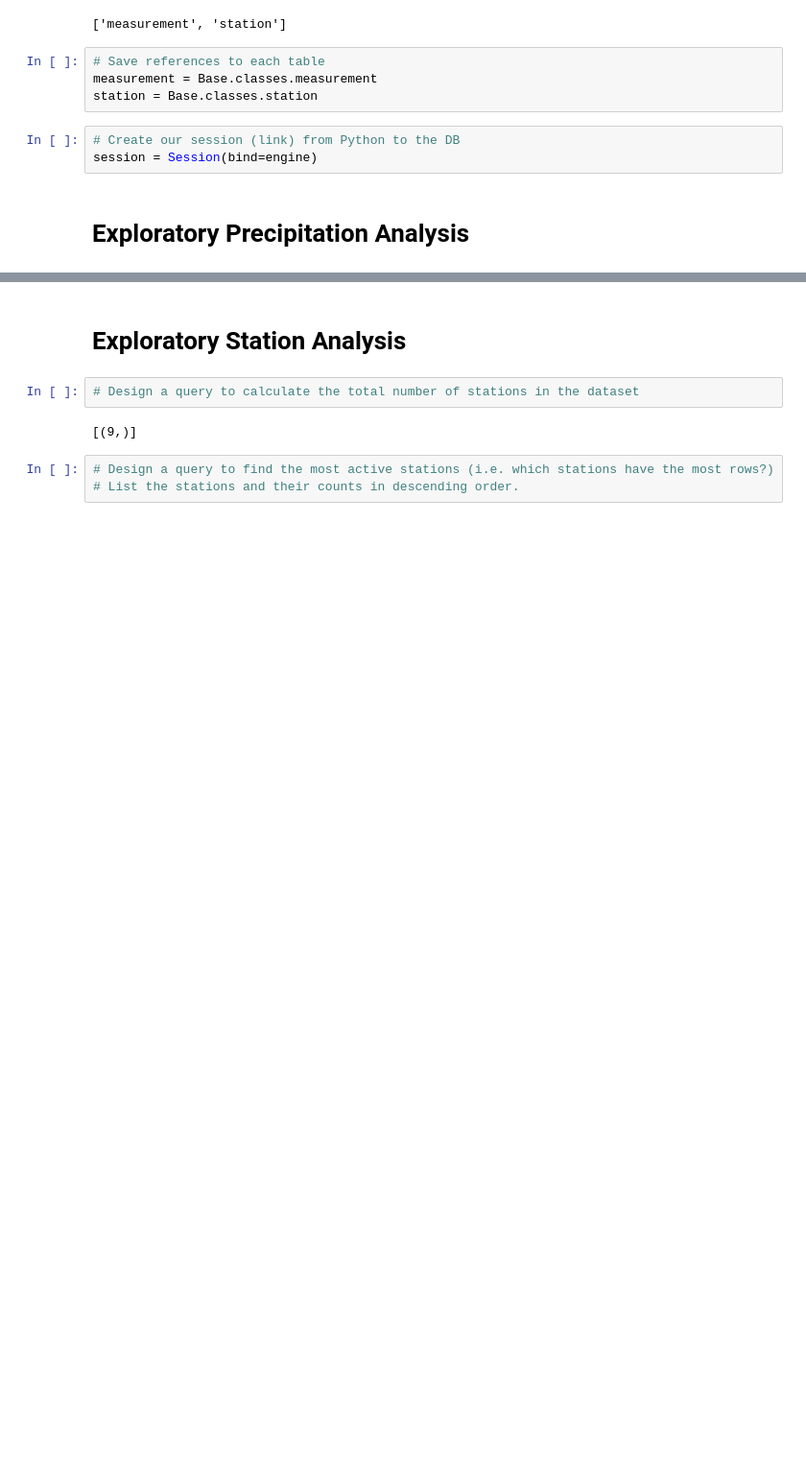
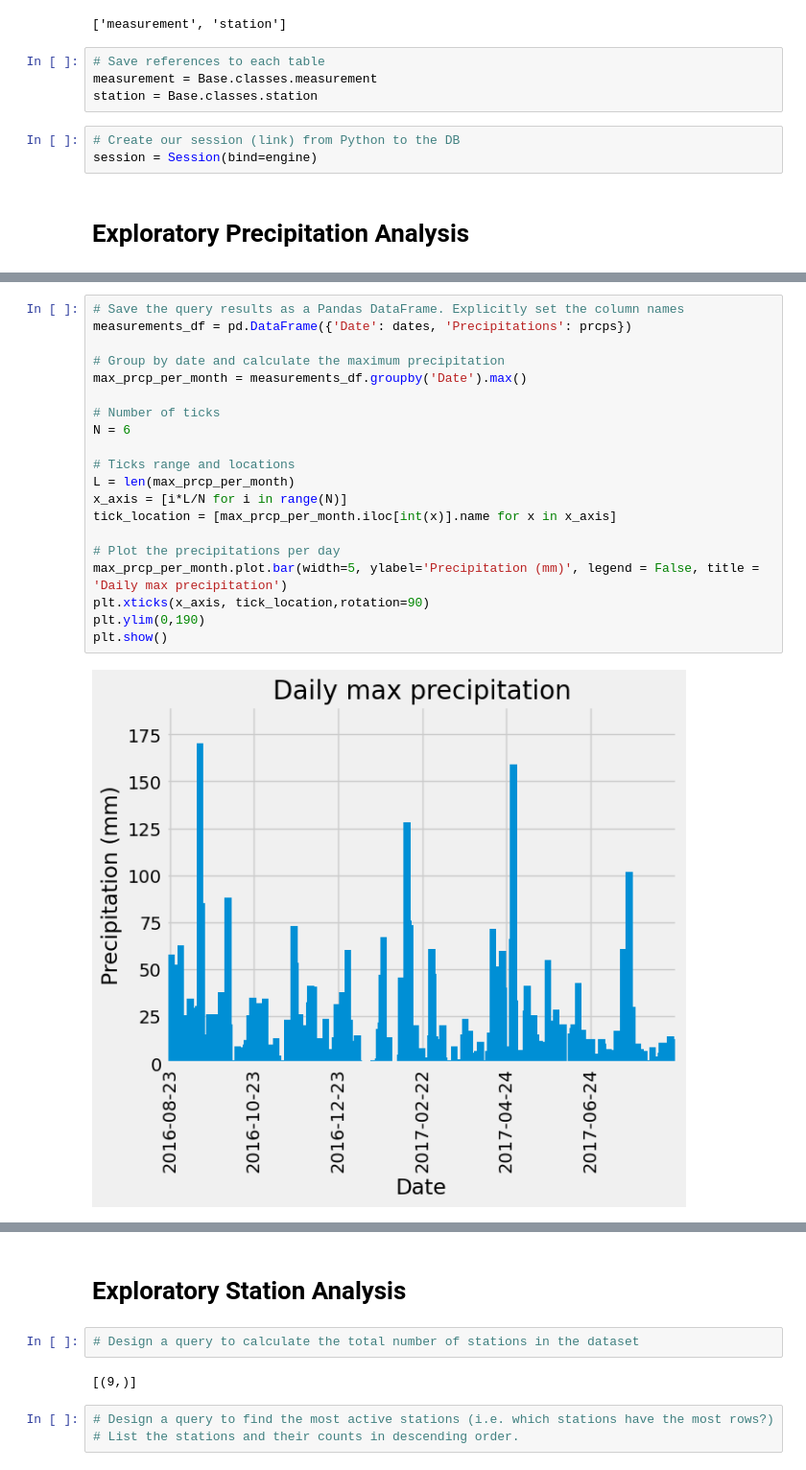
Before and after one commit to benoitchamot/SurfWeatherAPI, a Jupyter notebook: SurfsUp/climate_starter.ipynb, the cells around one changed output, grey strips where cells are left out. Shown at 96% size. Drawn from its saved outputs; the diff is of its cells as text; blank space fills up the shorter version.

```diff
--- a/SurfsUp/climate_starter.ipynb
+++ b/SurfsUp/climate_starter.ipynb
@@ -141,2 +90,24 @@ Text(0, 0.5, 'mm')
+# %%
+# Save the query results as a Pandas DataFrame. Explicitly set the column names
+measurements_df = pd.DataFrame({'Date': dates, 'Precipitations': prcps})
+
+# Group by date and calculate the maximum precipitation
+max_prcp_per_month = measurements_df.groupby('Date').max()
+
+# Number of ticks
+N = 6
+
+# Ticks range and locations
+L = len(max_prcp_per_month)
+x_axis = [i*L/N for i in range(N)]
+tick_location = [max_prcp_per_month.iloc[int(x)].name for x in x_axis]
+
+# Plot the precipitations per day
+max_prcp_per_month.plot.bar(width=5, ylabel='Precipitation (mm)', legend = False, title = 'Daily max precipitation')
+plt.xticks(x_axis, tick_location,rotation=90)
+plt.ylim(0,190)
+plt.show()
+# %% [output]
+[figure, added]
 # %%
 # Use Pandas to calculate the summary statistics for the precipitation data
```
Also changed, not shown: parts of 6 cells of this notebook.
